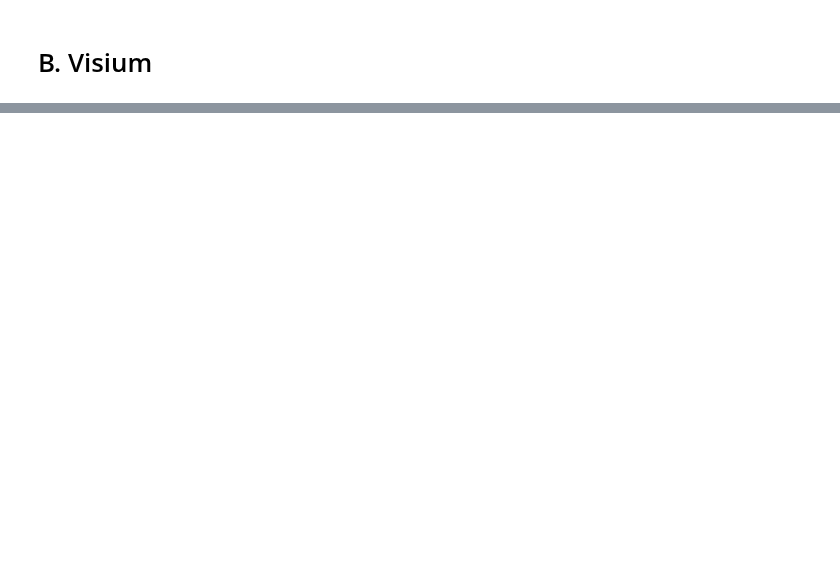
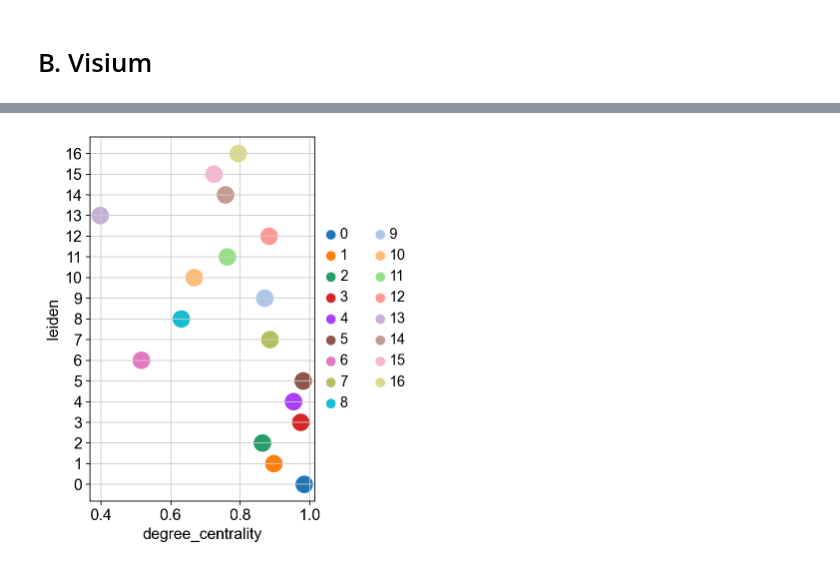
Before and after one commit to scverse/squidpy, a Jupyter notebook: notebooks/centrality_measures.ipynb, the cells around one changed output, grey strips where cells are left out. Cells and saved outputs as stored; diff of their text form; code cells hidden in the pictures; blank space fills up the shorter version.

```diff
--- a/notebooks/centrality_measures.ipynb
+++ b/notebooks/centrality_measures.ipynb
@@ -112,5 +78,4 @@ dataset_folder = ""
 # %%
-adata = sc.read_visium(dataset_folder, count_file=f"{dataset_name}_filtered_feature_bc_matrix.h5")
 adata.var_names_make_unique()
 adata.var["mt"] = adata.var_names.str.startswith("MT-")
 #sc.pp.calculate_qc_metrics(adata, qc_vars=["mt"], inplace=True)
@@ -135,2 +114,6 @@ graph.centrality_scores(adata,'spatial_connectivities','leiden')
 # %%
 graph.interaction_matrix(adata,'leiden')
+# %%
+pl.centrality_scores(adata, 'leiden', selected_score='degree_centrality')
+# %% [output]
+[figure, added]
```
Also changed, not shown: parts of 19 cells of this notebook, 2 other files.
